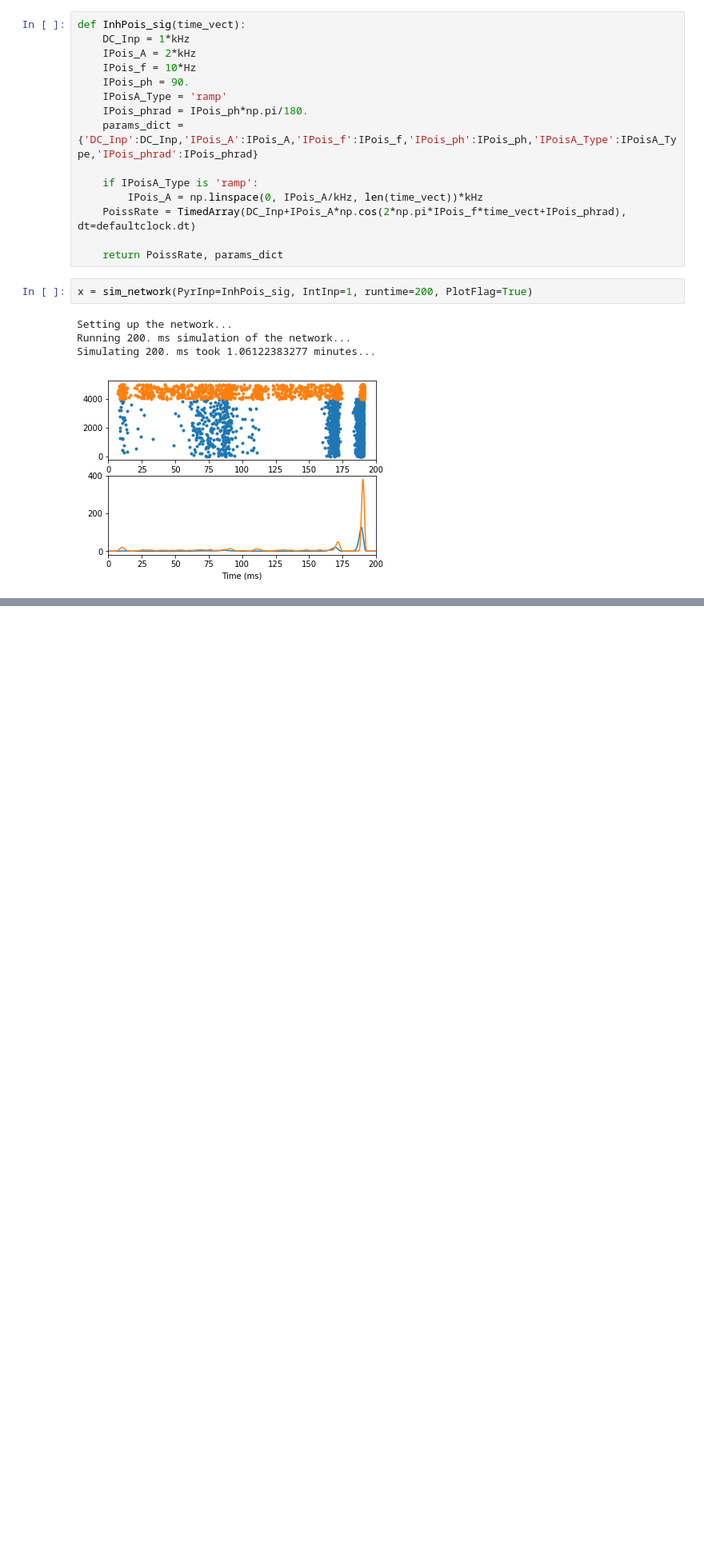
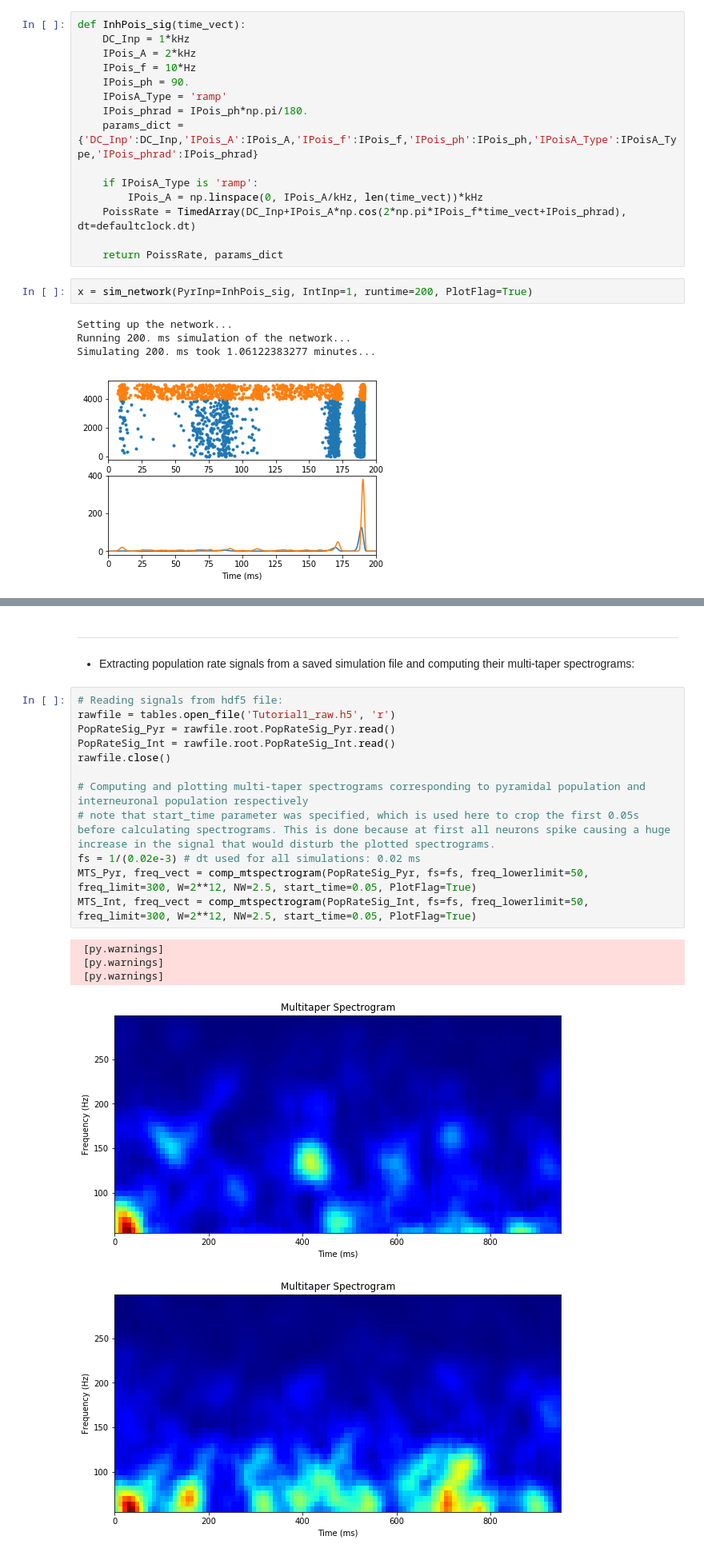
Before and after one commit to AAshqar/GammaCoupling, a Jupyter notebook: Tutorial_I.ipynb, the cells around one changed output, grey strips where cells are left out. Shown: that part at 80% size. Saved outputs shown, nothing was run; the diff lists cells and outputs as text; blank space fills up the shorter version.

```diff
--- a/Tutorial_I.ipynb
+++ b/Tutorial_I.ipynb
@@ -92,0 +108,22 @@ Simulating 200. ms took 1.06122383277 minutes...
+# %% [markdown]
+--------------------------------
+# %% [markdown]
+* Extracting population rate signals from a saved simulation file and computing their multi-taper spectrograms:
+# %%
+# Reading signals from hdf5 file:
+rawfile = tables.open_file('Tutorial1_raw.h5', 'r')
+PopRateSig_Pyr = rawfile.root.PopRateSig_Pyr.read()
+PopRateSig_Int = rawfile.root.PopRateSig_Int.read()
+rawfile.close()
+
+# Computing and plotting multi-taper spectrograms corresponding to pyramidal population and interneuronal population respectively
+# note that start_time parameter was specified, which is used here to crop the first 0.05s before calculating spectrograms. This is done because at first all neurons spike causing a huge increase in the signal that would disturb the plotted spectrograms.
+fs = 1/(0.02e-3) # dt used for all simulations: 0.02 ms
+MTS_Pyr, freq_vect = comp_mtspectrogram(PopRateSig_Pyr, fs=fs, freq_lowerlimit=50, freq_limit=300, W=2**12, NW=2.5, start_time=0.05, PlotFlag=True)
+MTS_Int, freq_vect = comp_mtspectrogram(PopRateSig_Int, fs=fs, freq_lowerlimit=50, freq_limit=300, W=2**12, NW=2.5, start_time=0.05, PlotFlag=True)
+# %% [output]
+ [py.warnings]
+ [py.warnings]
+ [py.warnings]
+[figure, added]
+[figure, added]
```
Also changed, not shown: parts of 6 cells of this notebook, 5 other files.
